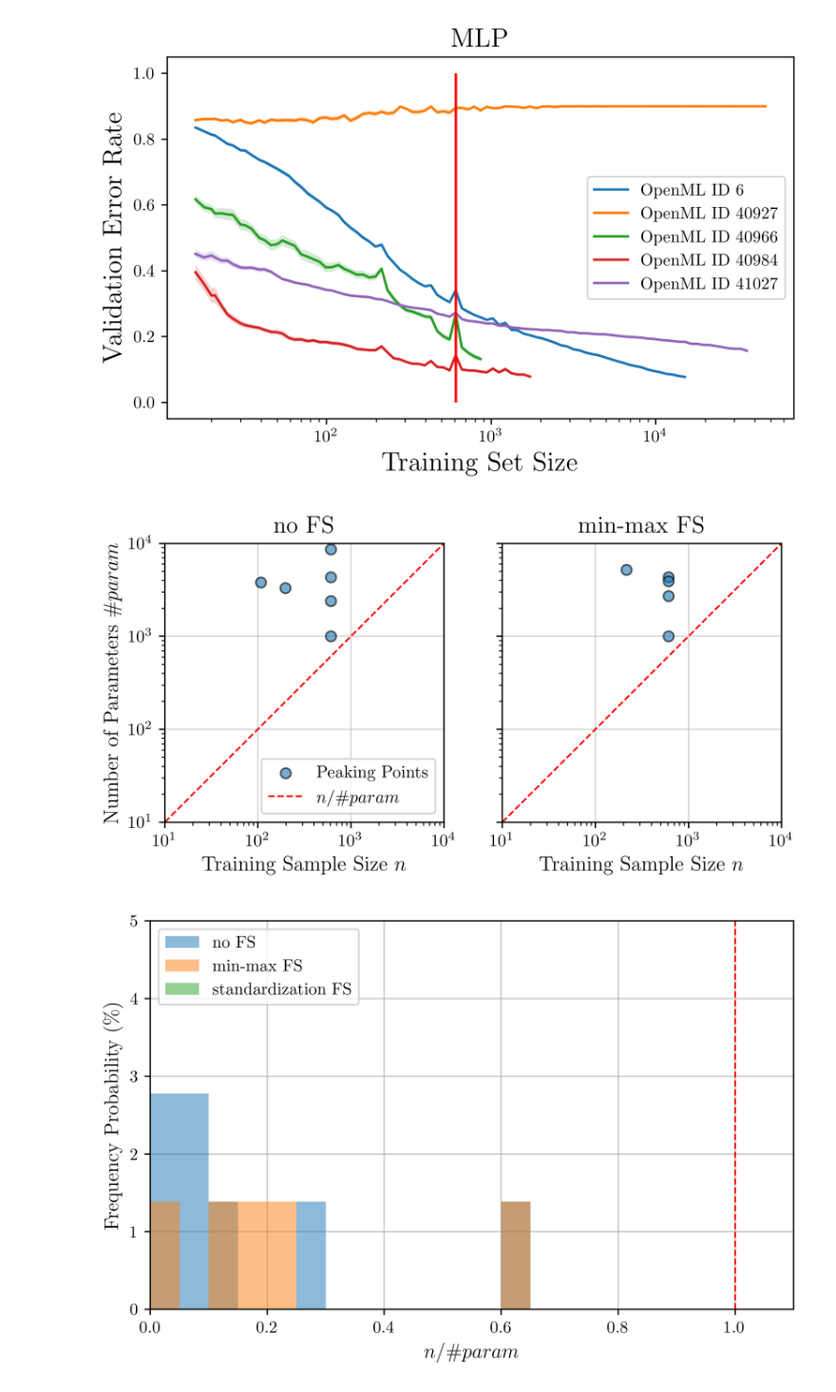
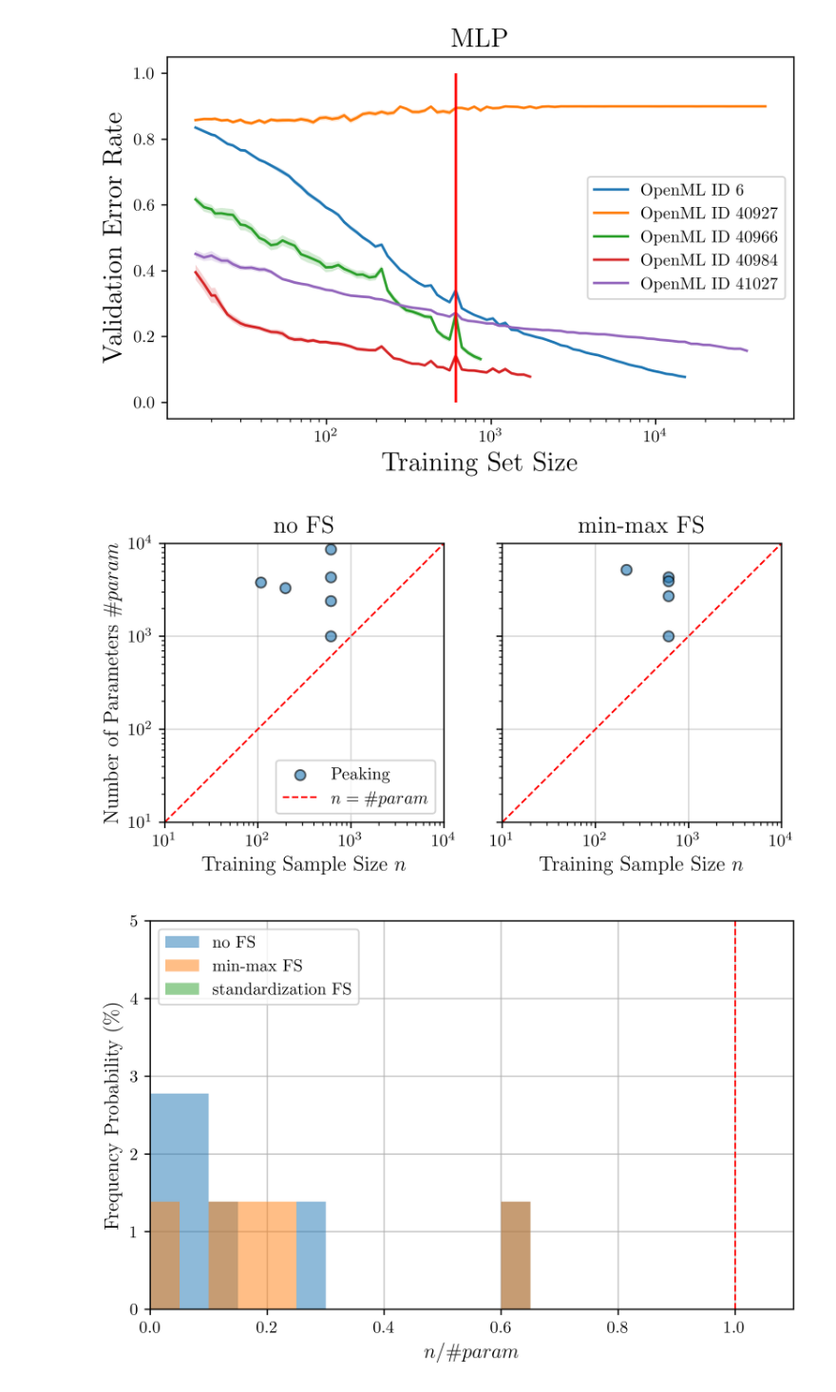
Before and after one commit to learning-curve-research/LCDB-1.1, a Jupyter notebook: analysis/shape - peaking.ipynb, the cells around one changed output. Shown at 95% size. Cells and saved outputs as stored; diff of their text form; code cells hidden in the pictures.

```diff
--- a/analysis/shape - peaking.ipynb
+++ b/analysis/shape - peaking.ipynb
@@ -229,10 +229,10 @@ for idx, (matrix, dataset, ax, title) in enumerate(zip(
         n_values.append(peak_position)
         ideal_values.append(ideal_peak)
 
-    ax.scatter(n_values, ideal_values, alpha=0.6, edgecolors='k', label='Peaking Points')
+    ax.scatter(n_values, ideal_values, alpha=0.6, edgecolors='k', label='Peaking')
 
     d_range = np.logspace(np.log10(10), np.log10(10000), 100)
-    ax.plot(d_range, d_range, 'r--', linewidth=1, label='$n/\\#param$')
+    ax.plot(d_range, d_range, 'r--', linewidth=1, label='$n = \\#param$')
 
     ax.set_xscale('log')
     ax.set_yscale('log')
@@ -307,36 +307,36 @@ for idx, (matrix, dataset, ax, title) in enumerate(zip(
     ideal_values = []
 
     for data_idx in range(conv_i_matrix_nofs.shape[1]):
         if np.isnan(matrix[LEARNER, data_idx]):  # filter out no violation case
             continue
 
         peak_position = matrix[LEARNER, data_idx]
         ideal_peak = (feature_num_CC18[data_idx] + 1) * 100 + class_num_CC18[data_idx] * (100 + 1)
         n_values.append(peak_position)
         ideal_values.append(ideal_peak)
 
-    ax.scatter(n_values, ideal_values, alpha=0.6, edgecolors='k', label='Peaking Points')
+    ax.scatter(n_values, ideal_values, alpha=0.6, edgecolors='k', label='Peaking')
 
     d_range = np.logspace(np.log10(10), np.log10(10000), 100)
-    ax.plot(d_range, d_range, 'r--', linewidth=1, label='$n/\\#param$')
+    ax.plot(d_range, d_range, 'r--', linewidth=1, label='$n = \\#param$')
 
     ax.set_xscale('log')
     ax.set_yscale('log')
     ax.set_xlabel('Training Sample Size $n$', fontsize=12)
     ax.set_ylabel('Number of Parameters $\\#param$' if idx == 0 else "", fontsize=12)
     ax.set_xlim(10, 10000)
     ax.set_ylim(10, 10000)
     ax.set_title(title, fontsize=14)
     ax.set_aspect('equal', adjustable='box')
     ax.set_axisbelow(True)
     ax.grid(True, alpha=0.5)
 
 axes[0].legend()
 
 plt.tight_layout()
 plt.show()
 # %% [output]
-[figure, old version]
+[figure, new version]
 # %%
 LEARNER = 11
 bin_width = 0.05
```
Also changed, not shown: parts of 2 cells of this notebook.
